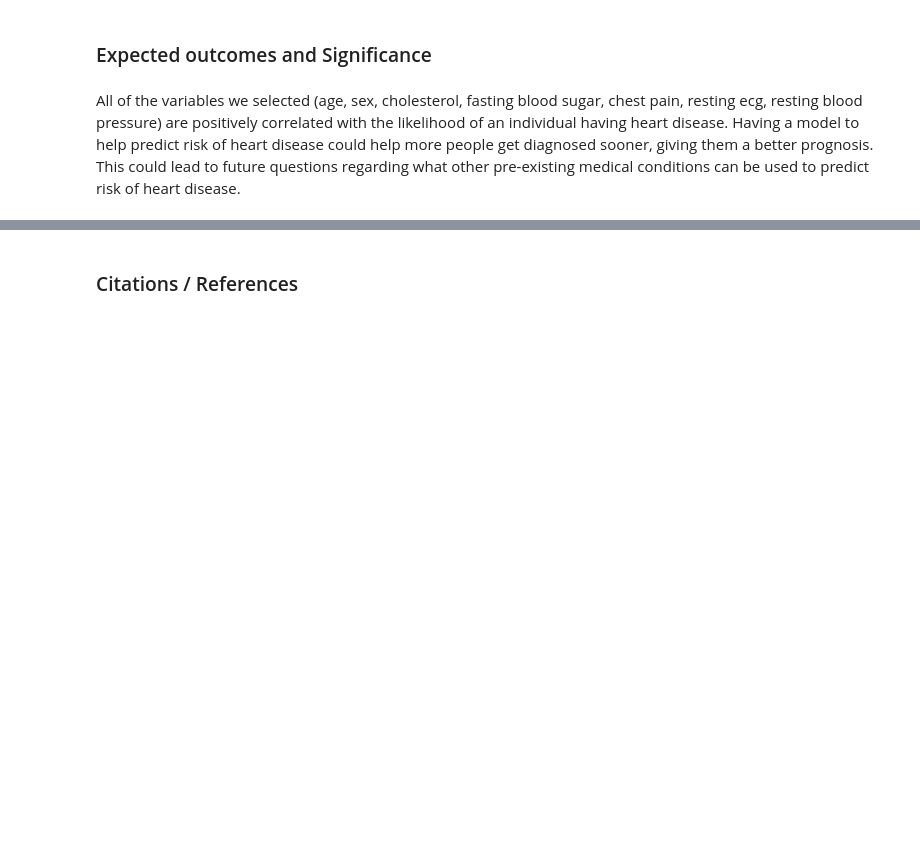
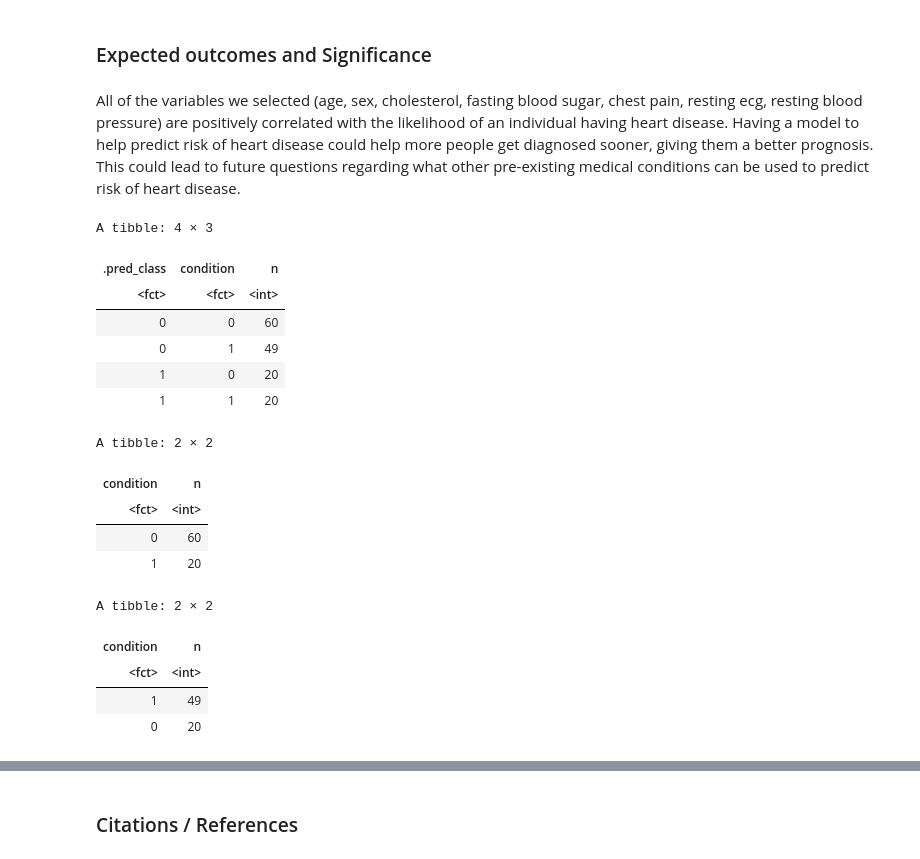
Before and after one commit to LordofSabres/Team_Pineapples_DSCI_100, a Jupyter notebook: projectproposal.ipynb, the cells around one changed output, grey strips where cells are left out. Drawn from its saved outputs; the diff is of its cells as text; code cells hidden in the pictures; blank space fills up the shorter version.

```diff
--- a/projectproposal.ipynb
+++ b/projectproposal.ipynb
@@ -201,3 +201,35 @@ Warning message:
 ### Expected outcomes and Significance
 # %% [markdown]
 All of the variables we selected (age, sex, cholesterol, fasting blood sugar, chest pain, resting ecg, resting blood pressure) are positively correlated with the likelihood of an individual having heart disease. Having a model to help predict risk of heart disease could help more people get diagnosed sooner, giving them a better prognosis. This could lead to future questions regarding what other pre-existing medical conditions can be used to predict risk of heart disease.
+# %%
+testing_correct <- heart_prediction |>
+select(.pred_class, condition) |>
+dplyr::count(.pred_class, condition)
+testing_correct
+testing_predicted_correct <- testing_correct |>
+filter(n == 60|n == 20) |>
+slice(-2) |>
+select(condition, n)
+testing_predicted_correct
+testing_predicted_incorrect <- testing_correct |>
+slice(2,3) |>
+select(condition, n)
+testing_predicted_incorrect
+# %% [output]
+A tibble: 4 × 3
+| .pred_class | condition | n |
+| <fct> | <fct> | <int> |
+| 0 | 0 | 60 |
+| 0 | 1 | 49 |
+| 1 | 0 | 20 |
+| 1 | 1 | 20 |
+A tibble: 2 × 2
+| condition | n |
+| <fct> | <int> |
+| 0 | 60 |
+| 1 | 20 |
+A tibble: 2 × 2
+| condition | n |
+| <fct> | <int> |
+| 1 | 49 |
+| 0 | 20 |
```
Also changed, not shown: parts of 2 cells of this notebook.
